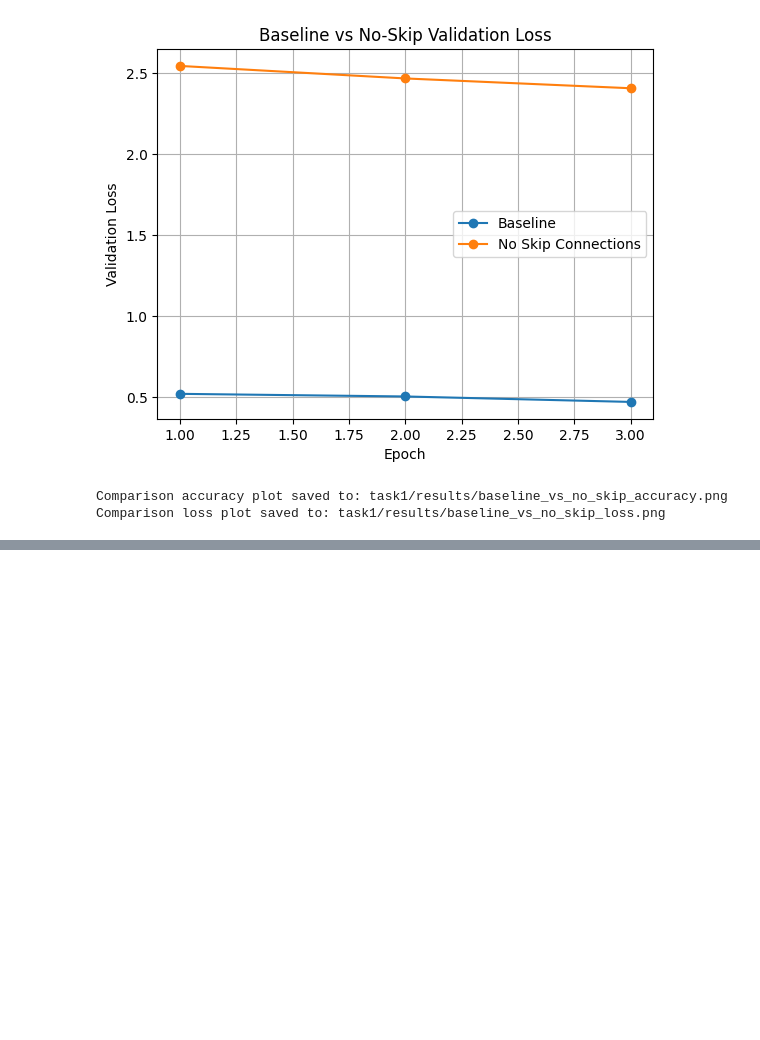
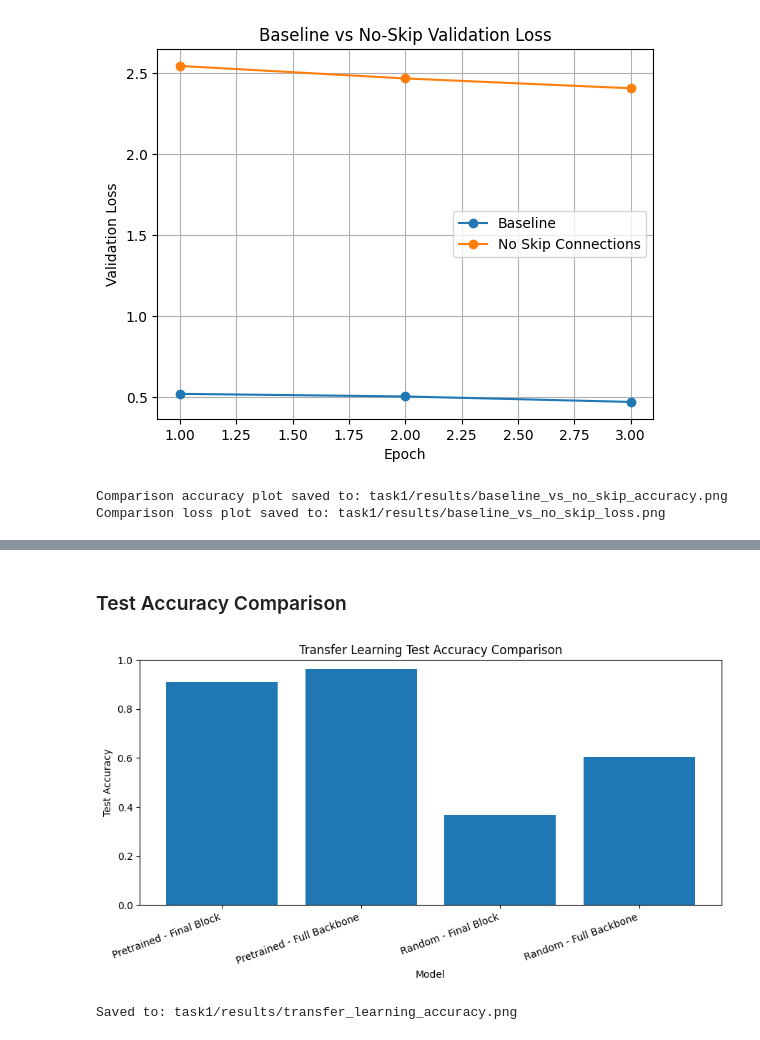
Before and after one commit to sohauv/atml_pa0, a Jupyter notebook: task1/task1.ipynb, the cells around one changed output, grey strips where cells are left out. Cells and saved outputs as stored; diff of their text form; code cells hidden in the pictures; blank space fills up the shorter version.

```diff
--- a/task1/task1.ipynb
+++ b/task1/task1.ipynb
@@ -701,0 +1034,7 @@ Comparison loss plot saved to: task1/results/baseline_vs_no_skip_loss.png
+# %%
+random_final = run_finetuning_experiment(
+    name="Random - Final Block",
+    pretrained=False,
+    mode="final_block",
+    epochs=3,
+)
@@ -701,0 +1049,7 @@ Comparison loss plot saved to: task1/results/baseline_vs_no_skip_loss.png
+# %%
+random_full = run_finetuning_experiment(
+    name="Random - Full Backbone",
+    pretrained=False,
+    mode="full",
+    epochs=3,
+)
@@ -701,0 +1111,36 @@ Comparison loss plot saved to: task1/results/baseline_vs_no_skip_loss.png
+# %% [markdown]
+### Test Accuracy Comparison
+# %%
+plt.figure(figsize=(9, 5))
+
+plt.bar(
+    transfer_results_df["model"],
+    transfer_results_df["test_acc"],
+)
+
+plt.xlabel("Model")
+plt.ylabel("Test Accuracy")
+plt.title("Transfer Learning Test Accuracy Comparison")
+
+plt.ylim(0, 1)
+
+plt.xticks(
+    rotation=20,
+    ha="right",
+)
+
+plt.tight_layout()
+
+transfer_plot_path = RESULTS_DIR / "transfer_learning_accuracy.png"
+
+plt.savefig(
+    transfer_plot_path,
+    bbox_inches="tight",
+)
+
+plt.show()
+
+print("Saved to:", transfer_plot_path)
+# %% [output]
+[figure, added]
+Saved to: task1/results/transfer_learning_accuracy.png
```
Also changed, not shown: parts of 22 cells of this notebook, 2 other files.
